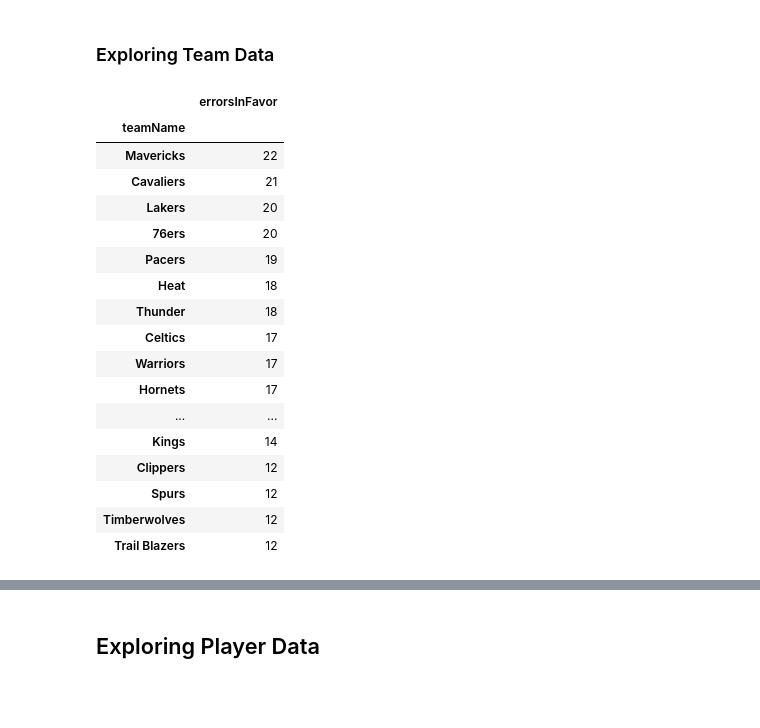
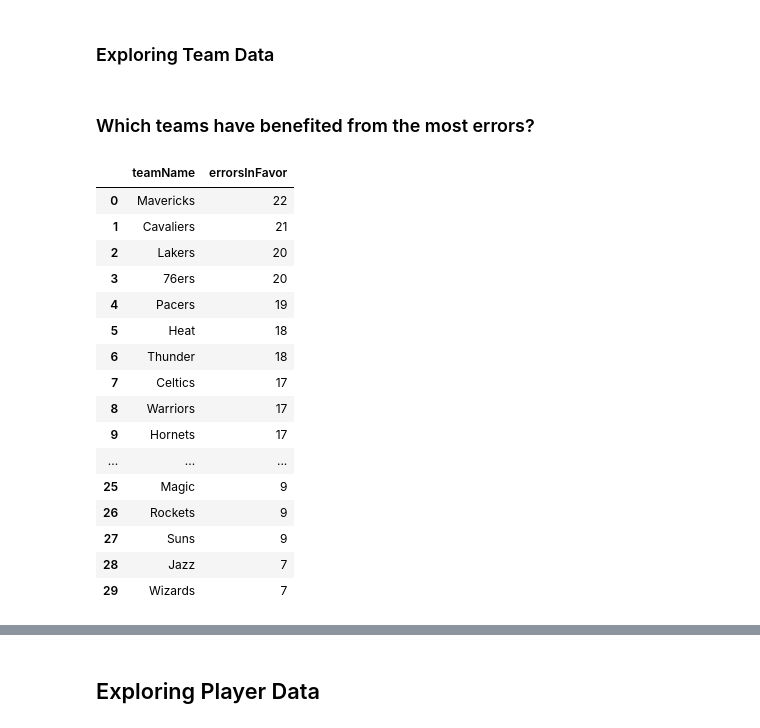
Before and after one commit to adithram/l2m, a Jupyter notebook: notebooks/data-inspection.ipynb, the cells around one changed output, grey strips where cells are left out. Cells and saved outputs as stored; diff of their text form; code cells hidden in the pictures; blank space fills up the shorter version.

```diff
--- a/notebooks/data-inspection.ipynb
+++ b/notebooks/data-inspection.ipynb
@@ -48,24 +56,26 @@ player_df
 ### Exploring Team Data
 # %%
 aggregated_favorable_errors = team_df.groupby("teamName")["errorsInFavor"].sum().sort_values(ascending=False)
-aggregated_favorable_errors = aggregated_favorable_errors.to_frame()
-aggregated_favorable_errors.head(20)
+aggregated_favorable_errors = aggregated_favorable_errors.to_frame().reset_index()
-# %% [output]
-|  | errorsInFavor |
-| teamName |  |
-| Mavericks | 22 |
-| Cavaliers | 21 |
-| Lakers | 20 |
-| 76ers | 20 |
-| Pacers | 19 |
-| Heat | 18 |
-| Thunder | 18 |
-| Celtics | 17 |
-| Warriors | 17 |
-| Hornets | 17 |
-| ... | ... |
-| Kings | 14 |
-| Clippers | 12 |
-| Spurs | 12 |
-| Timberwolves | 12 |
-| Trail Blazers | 12 |
+# %% [markdown]
+### Which teams have benefited from the most errors?
+# %%
+aggregated_favorable_errors.head(32)
+# %% [output]
+|  | teamName | errorsInFavor |
+| 0 | Mavericks | 22 |
+| 1 | Cavaliers | 21 |
+| 2 | Lakers | 20 |
+| 3 | 76ers | 20 |
+| 4 | Pacers | 19 |
+| 5 | Heat | 18 |
+| 6 | Thunder | 18 |
+| 7 | Celtics | 17 |
+| 8 | Warriors | 17 |
+| 9 | Hornets | 17 |
+| ... | ... | ... |
+| 25 | Magic | 9 |
+| 26 | Rockets | 9 |
+| 27 | Suns | 9 |
+| 28 | Jazz | 7 |
+| 29 | Wizards | 7 |
```
Also changed, not shown: parts of 17 cells of this notebook.
